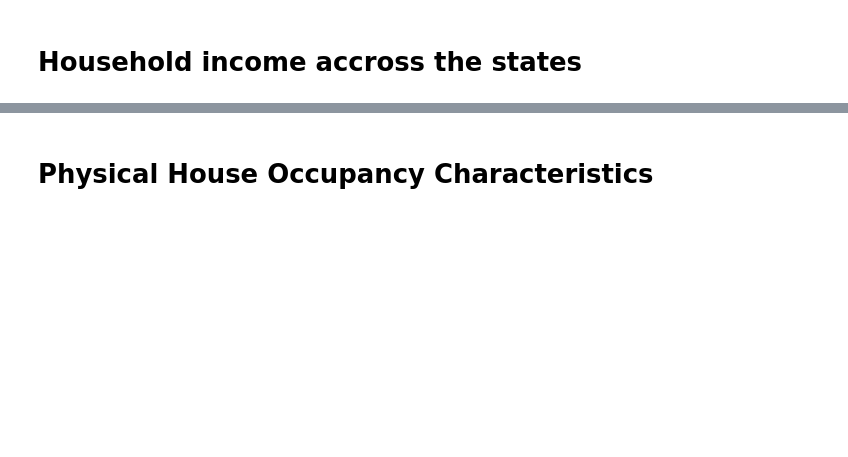
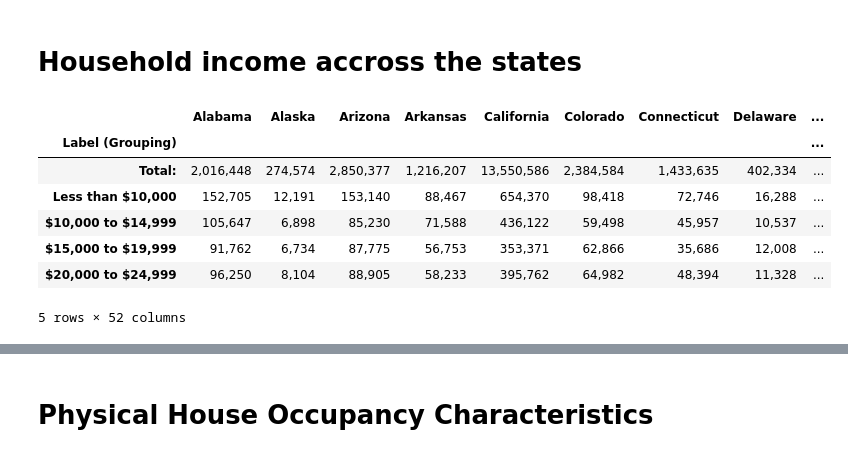
Before and after one commit to syaldram/RealEstate-vs-Demographics, a Jupyter notebook: demo.ipynb, the cells around one changed output, grey strips where cells are left out. Saved outputs shown, nothing was run; the diff lists cells and outputs as text; code cells hidden in the pictures; blank space fills up the shorter version.

```diff
--- a/demo.ipynb
+++ b/demo.ipynb
@@ -692,9 +1020,18 @@ chart_tax_median(tax_burden, '2022')
 # %% [markdown]
 # Household income accross the states
 # %%
-data_hh_2022 = pd.read_csv('../Data/Household_income2022.csv', index_col=0)
+data_hh_2022 = pd.read_csv('./Data/Household_income2022.csv', index_col=0)
 data_hh_2022 = data_hh_2022.rename(columns=clean_headers)
 data_hh_2022.head()
+# %% [output]
+|  | Alabama | Alaska | Arizona | Arkansas | California | Colorado | Connecticut | Delaware | ... |
+| Label (Grouping) |  |  |  |  |  |  |  |  | ... |
+| Total: | 2,016,448 | 274,574 | 2,850,377 | 1,216,207 | 13,550,586 | 2,384,584 | 1,433,635 | 402,334 | ... |
+| Less than $10,000 | 152,705 | 12,191 | 153,140 | 88,467 | 654,370 | 98,418 | 72,746 | 16,288 | ... |
+| $10,000 to $14,999 | 105,647 | 6,898 | 85,230 | 71,588 | 436,122 | 59,498 | 45,957 | 10,537 | ... |
+| $15,000 to $19,999 | 91,762 | 6,734 | 87,775 | 56,753 | 353,371 | 62,866 | 35,686 | 12,008 | ... |
+| $20,000 to $24,999 | 96,250 | 8,104 | 88,905 | 58,233 | 395,762 | 64,982 | 48,394 | 11,328 | ... |
+5 rows × 52 columns
 # %%
 def dataframe_clean_hh(df):
     dict_mortgage = df.to_dict()
```
Also changed, not shown: parts of 66 cells of this notebook, 3 other files.
